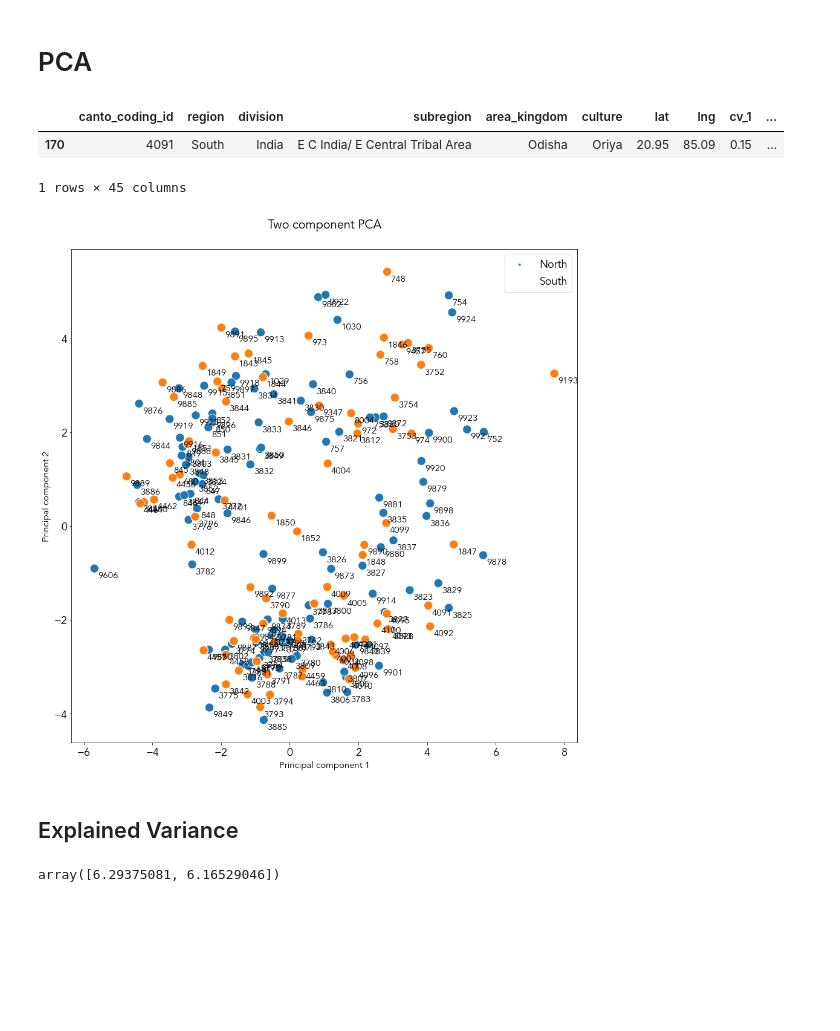
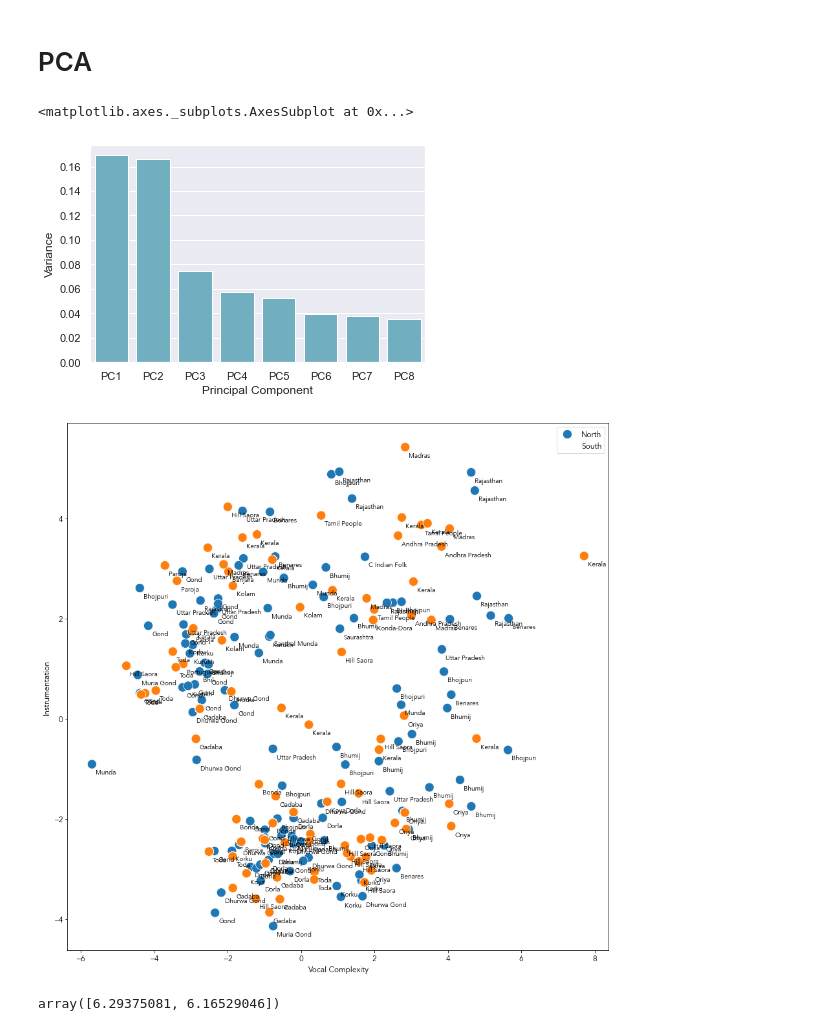
Before and after one commit to comp-music-lab/sfc-journal-2020, a Jupyter notebook: Indian Music Analysis.ipynb, the cells around one changed output. Saved outputs shown, nothing was run; the diff lists cells and outputs as text; code cells hidden in the pictures; blank space fills up the shorter version.

```diff
--- a/Indian Music Analysis.ipynb
+++ b/Indian Music Analysis.ipynb
@@ -220,6 +229,6 @@ all_india_full.to_csv('./data/all_india_full.csv', index=False)
 # %%
 #read from csv
-all_india_full = pd.read_csv('./data/all_india_full.csv')
+all_india_full = pd.read_csv('./output/all_india_full.csv')
 
 dropped = []
 for i in range(37):
@@ -352,10 +362,13 @@ ax.set_global()
 #     for i,txt in enumerate(group['count']):
 #         ax.annotate(str(int(txt/5)), (group['Local_long'].item(), group['Local_lat'].item()+3))
 
-metadata['Number of Samples'] = metadata.groupby('Subregion')['C-id'].transform('count')
-g = sns.scatterplot(x, y, hue=metadata['Region'], alpha=.2, size=metadata['Number of Samples'], sizes=(40, 400))
+
+metadata['Number of Samples \nby Subregion'] = metadata.groupby('Subregion')['C-id'].transform('count')
+# cmap = sns.cubehelix_palette(rot=-.2, as_cmap=True)
+
+g = sns.scatterplot(x, y, palette=sns.color_palette("tab20_r", n_colors=13), hue=metadata['Region'], alpha=.4, size=metadata['Number of Samples \nby Subregion'], sizes=(40, 400))
 lgnd = ax.legend(loc="lower left", markerscale=1.0)
-for i in range(13):
+for i in range(14):
     lgnd.legendHandles[i]._sizes = [100]
 
 ax.coastlines(alpha=.2)
@@ -364,6 +377,6 @@ ax.add_feature(cfeature.LAKES)
 ax.add_feature(cfeature.OCEAN, alpha=.5)
 
 
-plt.title("Cantometrics Recordings Global Sample", fontsize=50)
+# plt.title("Cantometrics Recordings Global Sample", fontsize=50)
 plt.savefig("./figs/world.png")
 # %% [output]
@@ -471,46 +488,49 @@ pca = PCA(n_components=2)
 principalComponents = pca.fit_transform(x)
 
 principalDf = pd.DataFrame(data = principalComponents
-             , columns = ['Principal component 1', 'Principal component 2'])
+             , columns = ['Vocal Complexity', 'Instrumentation'])
 
 finalDf = pd.concat([principalDf, codings['region']], axis = 1)
+# %%
+pca = PCA(n_components=8)
+principalComponents = pca.fit_transform(x)
+plt.figure(figsize=(6,4))
+df = pd.DataFrame({'Variance':pca.explained_variance_ratio_,
+             'Principal Component':['PC1','PC2','PC3','PC4', 'PC5', 'PC6', 'PC7', 'PC8']})
+sns.set(font='Arial')
+sns.barplot(x='Principal Component',y="Variance",
+           data=df, color="c")
+# %% [output]
+<matplotlib.axes._subplots.AxesSubplot at 0x...>
+[figure, added]
 # %%
 import matplotlib.pyplot as plt
-# %%
-codings[codings['canto_coding_id']==4091]
-# %% [output]
-|  | canto_coding_id | region | division | subregion | area_kingdom | culture | lat | lng | cv_1 | ... |
-| 170 | 4091 | South | India | E C India/ E Central Tribal Area | Odisha | Oriya | 20.95 | 85.09 | 0.15 | ... |
-1 rows × 45 columns
 # %%
 colors = cm.get_cmap('viridis', 9232)
 
 fig = plt.figure(figsize = (15,15))
 ax = fig.add_subplot(1,1,1)
-ax.set_xlabel('Principal Component 1', fontsize = 15)
-ax.set_ylabel('Principal Component 2', fontsize = 15)
-ax.set_title('Two component PCA', fontsize = 20)
 targets = codings['region']
 for target, color in zip(targets,colors.colors):
     indicesToKeep = finalDf['region'] == target
-    p1 = sns.scatterplot(finalDf.loc[indicesToKeep, 'Principal component 1']
-               , finalDf.loc[indicesToKeep, 'Principal component 2'], hue=targets, s=200)
+    p1 = sns.scatterplot(finalDf.loc[indicesToKeep, 'Vocal Complexity']
+               , finalDf.loc[indicesToKeep, 'Instrumentation'], hue=targets, s=200)
+
+p1.set(xlabel='Vocal Complexity', ylabel='Instrumentation')
 
 # If you want to add annotations uncomment the following lines
 for line in range(0,codings.shape[0]):
-     p1.text(finalDf.loc[line, 'Principal component 1']+0.1, finalDf.loc[line, 'Principal component 2']-0.2, codings.loc[line, 'canto_coding_id'], horizontalalignment='left', size='small', color='black', weight='light')
+     p1.text(finalDf.loc[line, 'Vocal Complexity']+0.1, finalDf.loc[line, 'Instrumentation']-0.2, codings.loc[line, 'culture'], horizontalalignment='left', size='small', color='black', weight='light')
 
 
 lgnd = ax.legend(targets.unique(), loc="upper right")
 for handle in lgnd.legendHandles:
-    handle.set_sizes([20.0])
+    handle._size = [20.0]
 
 plt.rcParams.update({'font.size': 12})
 plt.savefig("./figs/india_pca.png")
 # %% [output]
-[figure, old version]
+[figure, new version]
-# %% [markdown]
-## Explained Variance
 # %%
 pca.explained_variance_
 # %% [output]
```
Also changed, not shown: parts of 8 cells of this notebook, 26 other files.
